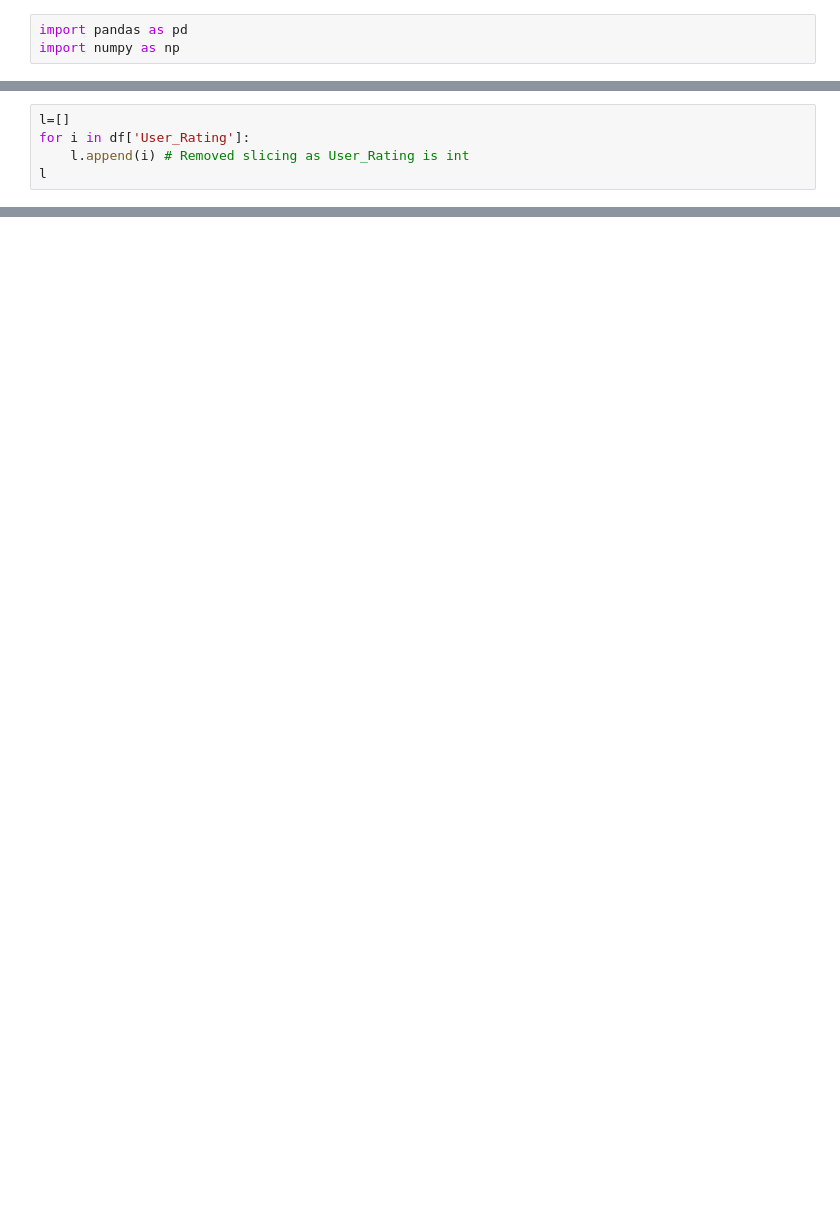
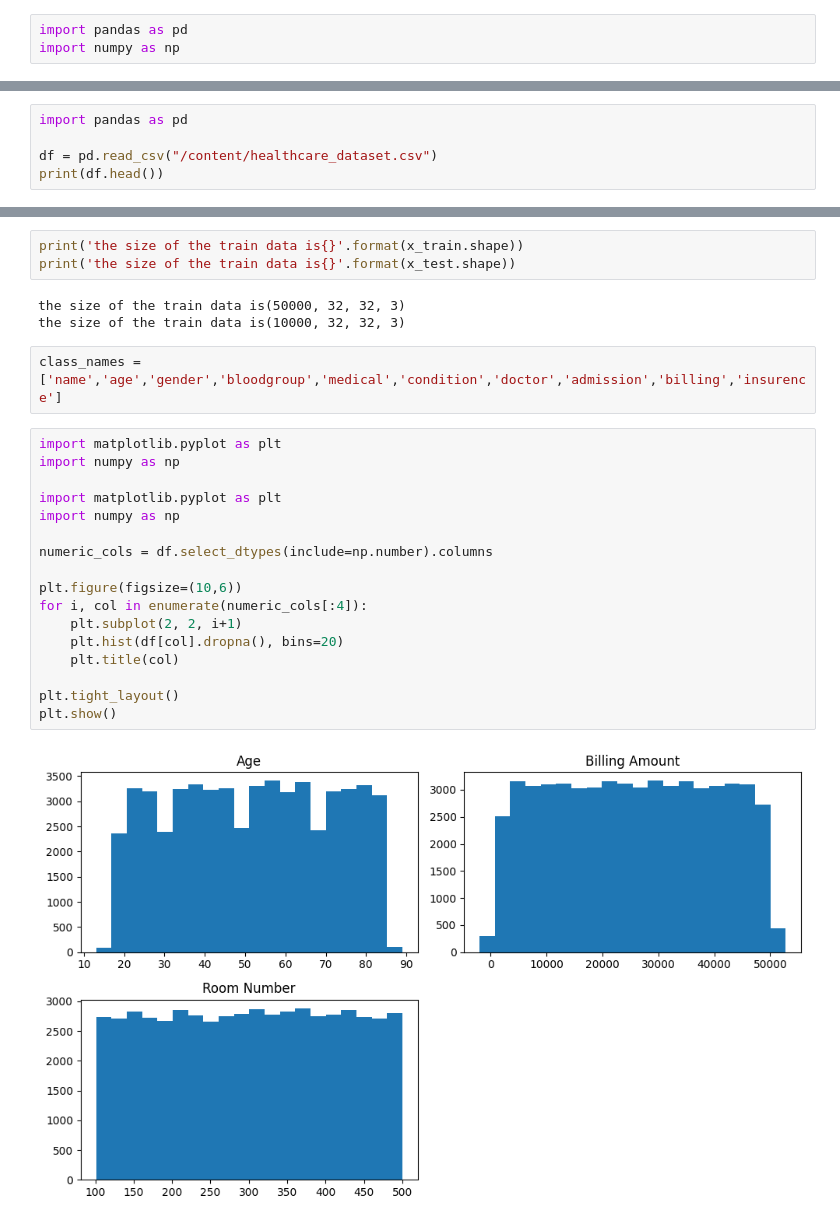
Before and after one commit to dhanushmarusamy/FOODS, a Jupyter notebook: Welcome_To_Colab.ipynb, the cells around one changed output, grey strips where cells are left out. Drawn from its saved outputs; the diff is of its cells as text; blank space fills up the shorter version.

```diff
--- a/Welcome_To_Colab.ipynb
+++ b/Welcome_To_Colab.ipynb
@@ -108,5 +7,0 @@ dtype: int64
-# %%
-l=[]
-for i in df['User_Rating']:
-    l.append(i) # Removed slicing as User_Rating is int
-l
@@ -755,0 +45,5 @@ Summarize the different methods for inferring genre from the available columns.
+# %%
+import pandas as pd
+
+df = pd.read_csv("/content/healthcare_dataset.csv")
+print(df.head())
@@ -755,0 +68,27 @@ Summarize the different methods for inferring genre from the available columns.
+# %%
+print('the size of the train data is{}'.format(x_train.shape))
+print('the size of the train data is{}'.format(x_test.shape))
+# %% [output]
+the size of the train data is(50000, 32, 32, 3)
+the size of the train data is(10000, 32, 32, 3)
+# %%
+class_names = ['name','age','gender','bloodgroup','medical','condition','doctor','admission','billing','insurence']
+# %%
+import matplotlib.pyplot as plt
+import numpy as np
+
+import matplotlib.pyplot as plt
+import numpy as np
+
+numeric_cols = df.select_dtypes(include=np.number).columns
+
+plt.figure(figsize=(10,6))
+for i, col in enumerate(numeric_cols[:4]):
+    plt.subplot(2, 2, i+1)
+    plt.hist(df[col].dropna(), bins=20)
+    plt.title(col)
+
+plt.tight_layout()
+plt.show()
+# %% [output]
+[figure, added]
```
Also changed, not shown: parts of 94 cells of this notebook.
